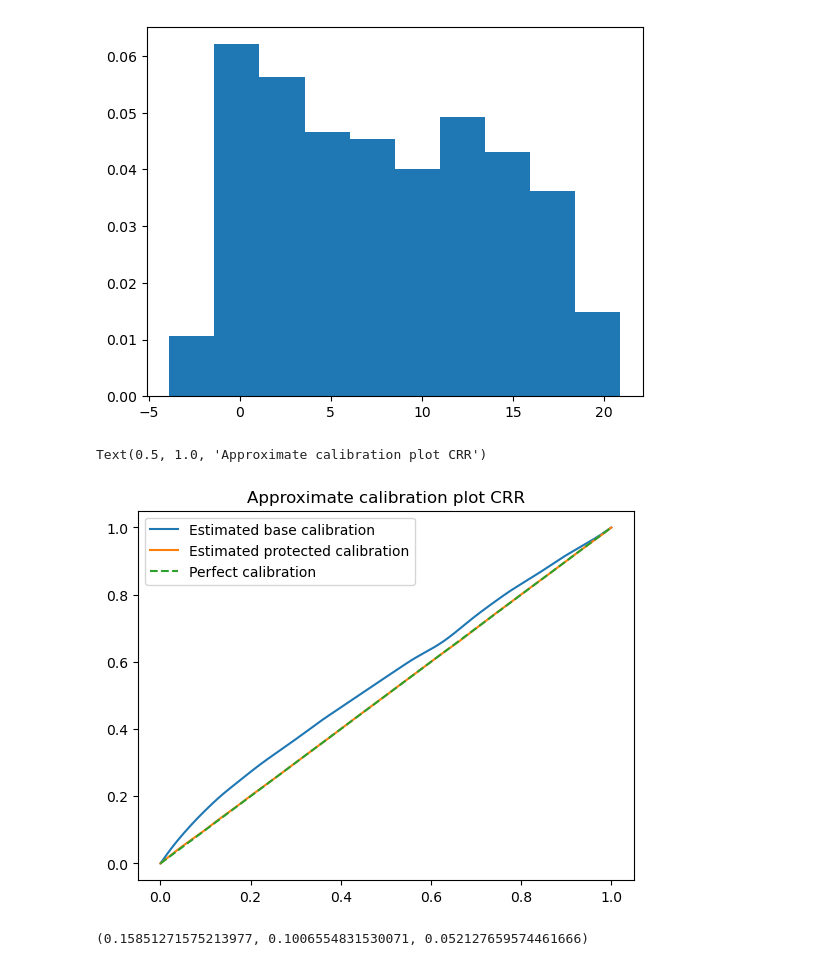
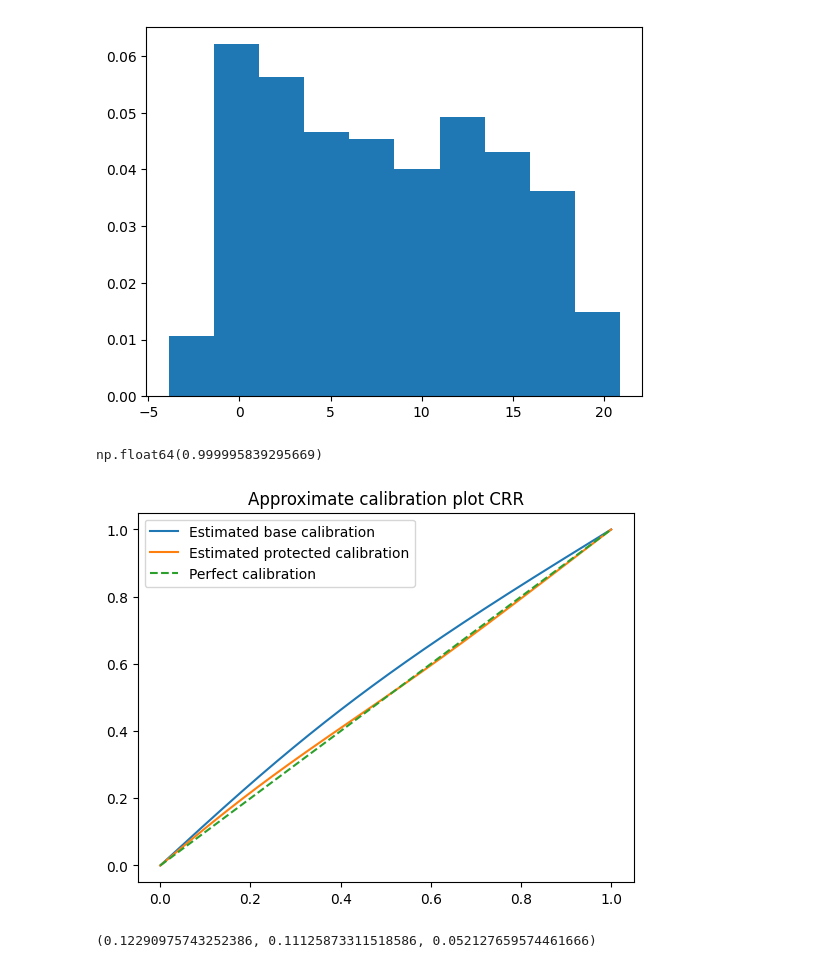
Before and after one commit to egonmedhatten/online-cp, a Jupyter notebook: work_in_progress/crr_protection.ipynb, the cells around one changed output. Drawn from its saved outputs; the diff is of its cells as text; code cells hidden in the pictures.

```diff
--- a/work_in_progress/crr_protection.ipynb
+++ b/work_in_progress/crr_protection.ipynb
@@ -19,11 +19,16 @@ from scipy.optimize import brentq
 from tqdm.notebook import tqdm
 from online_cp import ConformalRidgeRegressor
 
+from online_cp.evaluation import Evaluation, WinklerScore, Err, Width
+
+
 def quantile(p, cdf_func):
 # Invert CDF using root-finding (find x such that cdf(x) = p)
     return brentq(lambda x: cdf_func(x) - p, 0, 1)
 
 rnd_gen = np.random.default_rng(2024)
+
+kernel = 'gaussian'
 # %%
 # wine_quality = fetch_ucirepo(id=186)
 # wine = wine_quality.data.original
@@ -87,7 +92,7 @@ gamma = gamma_opt
 
 cp.learn_initial_training_set(X_init_train, y_init_train)
 
-martingale = PluginMartingale(warnings=False)
+martingale = PluginMartingale(kernel=kernel, warnings=False, window_size='adaptive', min_sample_size=300)
 
 p_values = np.empty_like(y_process)
 protected_p_values = np.empty_like(y_process)
@@ -103,12 +108,15 @@ epsilon_hat_array = np.empty_like(y_process)
 Err = 0
 err = 0
 
+base_efficiency = Evaluation(err=Err, winkler=WinklerScore, width=Width)
+protected_efficiency = Evaluation(err=Err, winkler=WinklerScore, width=Width)
+aci_efficiency = Evaluation(err=Err, winkler=WinklerScore, width=Width)
 
 for i, (obj, lab) in tqdm(enumerate(zip(X_process, y_process)), total=y_process.size):
 
     # Base prediction
     Gamma, precomputed = cp.predict(obj, epsilon=epsilon, return_update=True, bounds=bounds)
-    base_predictions[i, :] = Gamma
+    base_predictions[i, :] = (Gamma.lower, Gamma.upper)
 
     # Protected prediction
     # Protected significance level
@@ -116,11 +124,11 @@ for i, (obj, lab) in tqdm(enumerate(zip(X_process, y_process)), total=y_process.
     epsilon_hat = brentq(func, 0, 1)
 
     protected_Gamma = cp.predict(obj, epsilon=epsilon_hat, bounds=bounds)
-    protected_predictions[i, :] = protected_Gamma
+    protected_predictions[i, :] = (protected_Gamma.lower, protected_Gamma.upper)
     epsilon_hat_array[i] = epsilon_hat
 
     aci_Gamma = cp.predict(obj, epsilon=eps)
-    aci_predictions[i, :] = aci_Gamma
+    aci_predictions[i, :] = (aci_Gamma.lower, aci_Gamma.upper)
     eps_array[i] = eps
 
     # Compute p-values
@@ -128,6 +136,10 @@ for i, (obj, lab) in tqdm(enumerate(zip(X_process, y_process)), total=y_process.
     protected_p = martingale.B_n(p)
     aci_inv = lambda x: (x - eps + gamma*err) / gamma
     aci_p = aci_inv(p)
+
+    base_efficiency.update(y=lab, Gamma=Gamma, epsilon=epsilon)
+    protected_efficiency.update(y=lab, Gamma=protected_Gamma, epsilon=epsilon)
+    aci_efficiency.update(y=lab, Gamma=aci_Gamma, epsilon=epsilon)
 
     martingale.update_martingale_value(p)
 
@@ -250,36 +267,40 @@ plt.hist(aci_p_values, density=True)
         20.87048519]),
  <BarContainer object of 10 artists>)
 [figure]
+# %%
+protected_p_values.max()
+# %% [output]
+np.float64(0.999995839295669)
 # %%
-calibration_martingale = PluginMartingale(warnings=False)
+calibration_martingale = PluginMartingale(kernel=kernel, warnings=False)
 for p in protected_p_values:
     calibration_martingale.update_martingale_value(p)
 
 plt.plot(
     np.linspace(0, 1, 1000),
     martingale.B_n(np.linspace(0, 1, 1000)),
     label='Estimated base calibration'
 )
 plt.plot(
     np.linspace(0, 1, 1000),
     calibration_martingale.B_n(np.linspace(0, 1, 1000)),
     label='Estimated protected calibration'
 )
 plt.plot(
     np.linspace(0, 1, 1000),
     np.linspace(0, 1, 1000),
     linestyle='--',
     label='Perfect calibration'
 )
 plt.legend()
 plt.title('Approximate calibration plot CRR')
+# plt.savefig('regression_synthetic_calibration.pdf')
 # %% [output]
-Text(0.5, 1.0, 'Approximate calibration plot CRR')
-[figure, old version]
+[figure, new version]
 # %%
 martingale.B_n(epsilon), calibration_martingale.B_n(epsilon), eps
 # %% [output]
-(0.15851271575213977, 0.1006554831530071, 0.052127659574461666)
+(0.12290975743252386, 0.11125873311518586, 0.052127659574461666)
 # %%
 plt.plot(martingale.log10_martingale_values, label='base')
 plt.plot(calibration_martingale.log10_martingale_values, label='protected')
```
Also changed, not shown: parts of 21 cells of this notebook, 7 other files.
